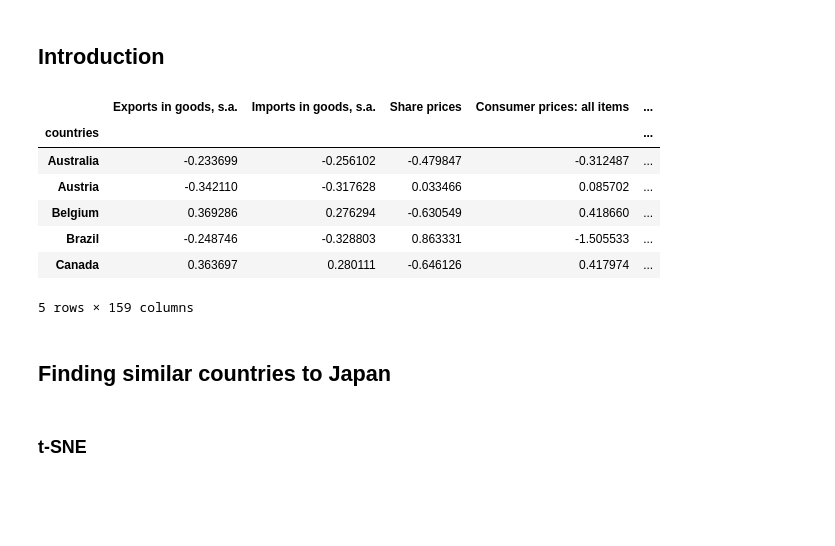
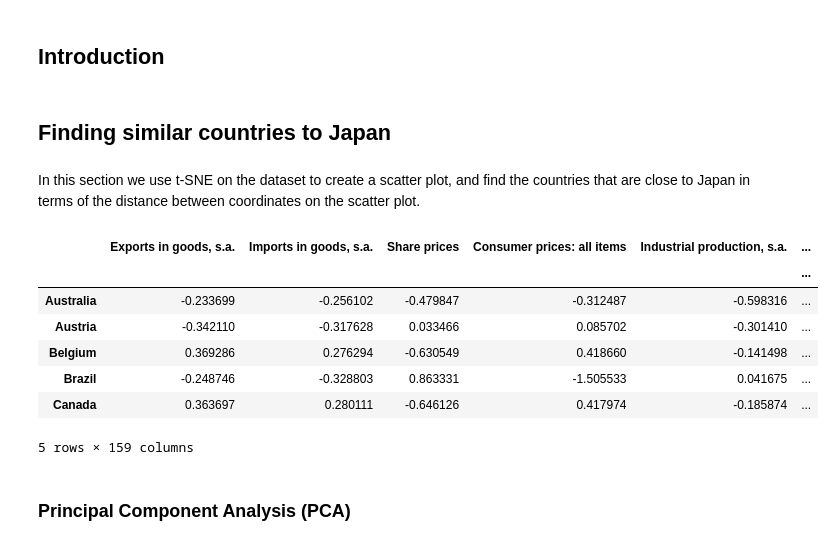
Before and after one commit to tt0507/Mini-Project, a Jupyter notebook: japan_deflation/deflation_analysis.ipynb, the cells around one changed output. Cells and saved outputs as stored; diff of their text form; code cells hidden in the pictures; blank space fills up the shorter version.

```diff
--- a/japan_deflation/deflation_analysis.ipynb
+++ b/japan_deflation/deflation_analysis.ipynb
@@ -16,21 +16,7 @@ from sklearn.manifold import TSNE
 from sklearn.metrics.pairwise import cosine_similarity
 # %% [markdown]
 ## Introduction
-# %%
-full_data = pd.read_csv('data/full_data.csv')
-full_data = full_data.set_index('Unnamed: 0')
-full_data.index.rename('countries', inplace=True)
-full_data.head()
-# %% [output]
-|  | Exports in goods, s.a. | Imports in goods, s.a. | Share prices | Consumer prices: all items | ... |
-| countries |  |  |  |  | ... |
-| Australia | -0.233699 | -0.256102 | -0.479847 | -0.312487 | ... |
-| Austria | -0.342110 | -0.317628 | 0.033466 | 0.085702 | ... |
-| Belgium | 0.369286 | 0.276294 | -0.630549 | 0.418660 | ... |
-| Brazil | -0.248746 | -0.328803 | 0.863331 | -1.505533 | ... |
-| Canada | 0.363697 | 0.280111 | -0.646126 | 0.417974 | ... |
-5 rows × 159 columns
 # %% [markdown]
 ## Finding similar countries to Japan
-# %% [markdown]
-### t-SNE
+# %% [markdown]
+In this section we use t-SNE on the dataset to create a scatter plot, and find the countries that are close to Japan in terms of the distance between coordinates on the scatter plot.
@@ -37 +28,16 @@ full_data.head()
+# %%
+full_data = pd.read_csv('data/full_data.csv')
+full_data = transform_dataset(full_data)
+full_data.head()
+# %% [output]
+|  | Exports in goods, s.a. | Imports in goods, s.a. | Share prices | Consumer prices: all items | Industrial production, s.a. | ... |
+|  |  |  |  |  |  | ... |
+| Australia | -0.233699 | -0.256102 | -0.479847 | -0.312487 | -0.598316 | ... |
+| Austria | -0.342110 | -0.317628 | 0.033466 | 0.085702 | -0.301410 | ... |
+| Belgium | 0.369286 | 0.276294 | -0.630549 | 0.418660 | -0.141498 | ... |
+| Brazil | -0.248746 | -0.328803 | 0.863331 | -1.505533 | 0.041675 | ... |
+| Canada | 0.363697 | 0.280111 | -0.646126 | 0.417974 | -0.185874 | ... |
+5 rows × 159 columns
+# %% [markdown]
+### Principal Component Analysis (PCA)
 # %%
```
Also changed, not shown: parts of 12 cells of this notebook, 1 other file.
